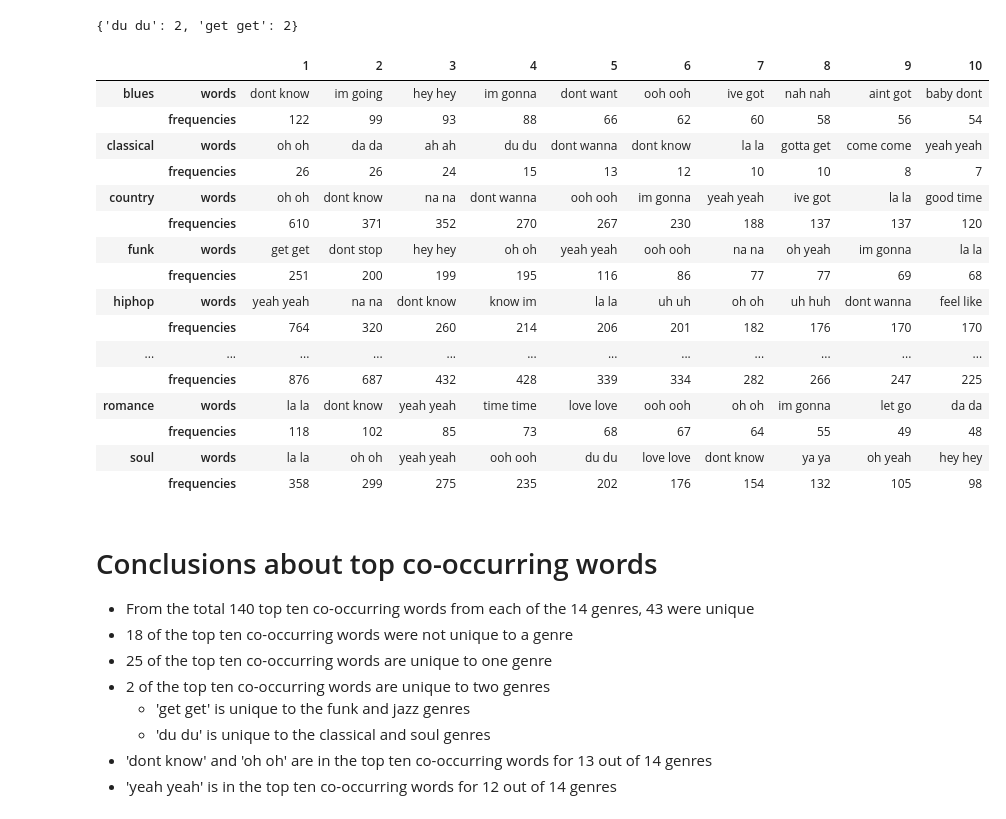
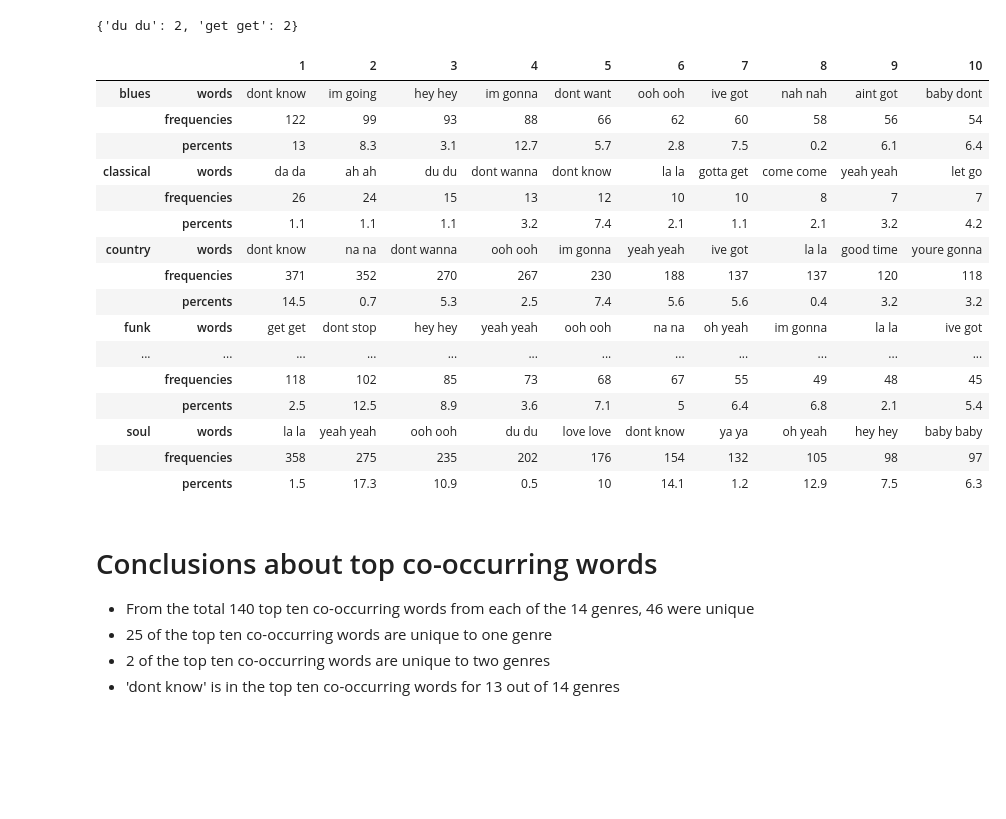
Before and after one commit to hannahkidwell/NLP-Spotify-Genres, a Jupyter notebook: Notebooks/top_words/top_cooccurring_words.ipynb, the cells around one changed output. Drawn from its saved outputs; the diff is of its cells as text; code cells hidden in the pictures; blank space fills up the shorter version.

```diff
--- a/Notebooks/top_words/top_cooccurring_words.ipynb
+++ b/Notebooks/top_words/top_cooccurring_words.ipynb
@@ -45,7 +45,7 @@ romance 12.0
 soul 13.0
 # %%
 # Create a new DataFrame with co-occurring word columns
-new_lyric_TF_df = filtered_cooccurring_df.copy()
+new_lyric_TF_df = filtered_cooccurring_df.drop([-1])
 new_lyric_TF_df = new_lyric_TF_df.drop(columns=new_lyric_TF_df.columns[17:14144])
 new_lyric_TF_df.head(3)
 # %% [output]
@@ -56,9 +56,21 @@ new_lyric_TF_df.head(3)
 3 rows × 147 columns
 # %%
 # Create a list of the overall top ten words
-word_count_df = new_lyric_TF_df[0:1][new_lyric_TF_df.columns[17:]]
+word_count_df = filtered_cooccurring_df.drop(columns=filtered_cooccurring_df.columns[:14144])#[:1]
 word_count_df = word_count_df.sort_values(by=[-1], axis=1, ascending=False)
+
+total_count = len(word_count_df) - 1
+top_words = list(word_count_df.columns[0:10])
+word_count_df = word_count_df[top_words]
+top_ten = {}
+for word in top_words:
+    percent = (len(word_count_df[word_count_df[word]!=0])-1) / total_count * 100
+    top_ten[word] = round(percent, 1)
+
 top_word_counts = list(word_count_df.loc[-1])[0:10]
-top_ten = dict(zip(list(word_count_df)[0:10], top_word_counts))
-top_ten
+index = 0
+for word in top_ten:
+    print(word)
+    print('Frequency & percent: (', top_word_counts[index], ',', top_ten[word], ')')
+    index+=1
 # %% [output]
@@ -333,48 +380,44 @@ unique_to_two
 {'du du': 2, 'get get': 2}
 # %%
 # Create DataFrame of top ten words
-categories = np.array(['blues', 'blues', 'classical', 'classical', 'country', 'country', 'funk',
-              'funk', 'hiphop', 'hiphop', 'indie_alt', 'indie_alt', 'jazz', 'jazz', 'metal',
-              'metal', 'pop', 'pop', 'punk', 'punk', 'rnb', 'rnb', 'rock', 'rock',
-              'romance', 'romance', 'soul', 'soul'])
-arrays = [categories, np.array(['words', 'frequencies', 'words', 'frequencies', 'words',
-                       'frequencies', 'words', 'frequencies', 'words', 'frequencies',
-                       'words', 'frequencies', 'words', 'frequencies', 'words',
-                       'frequencies', 'words', 'frequencies', 'words', 'frequencies',
-                       'words', 'frequencies', 'words', 'frequencies', 'words',
-                       'frequencies', 'words', 'frequencies'])]
+categories = np.array(['blues', 'blues', 'blues', 'classical', 'classical', 'classical', 'country', 'country', 'country',
+                       'funk', 'funk', 'funk', 'hiphop', 'hiphop', 'hiphop', 'indie_alt', 'indie_alt', 'indie_alt',
+                       'jazz', 'jazz', 'jazz', 'metal', 'metal', 'metal', 'pop', 'pop', 'pop', 'punk', 'punk', 'punk',
+                       'rnb', 'rnb', 'rnb', 'rock', 'rock', 'rock', 'romance', 'romance', 'romance', 'soul', 'soul', 'soul'])
+arrays = [categories, np.array(['words', 'frequencies', 'percents', 'words', 'frequencies', 'percents', 'words',
+                       'frequencies', 'percents', 'words', 'frequencies', 'percents', 'words', 'frequencies',
+                       'percents', 'words', 'frequencies', 'percents', 'words', 'frequencies', 'percents', 'words',
+                       'frequencies', 'percents', 'words', 'frequencies', 'percents', 'words', 'frequencies',
+                       'percents', 'words', 'frequencies', 'percents', 'words', 'frequencies', 'percents', 'words',
+                       'frequencies', 'percents', 'words', 'frequencies', 'percents'])]
 tuples = list(zip(*arrays))
-index = pd.MultiIndex.from_tuples(tuples, names=['genre', 'w/f'])
+index = pd.MultiIndex.from_tuples(tuples)
 top_cooccurring_df = pd.DataFrame(df_rows, index=arrays, columns=range(1,11))
 top_cooccurring_df
 # %% [output]
 |  |  | 1 | 2 | 3 | 4 | 5 | 6 | 7 | 8 | 9 | 10 |
 | blues | words | dont know | im going | hey hey | im gonna | dont want | ooh ooh | ive got | nah nah | aint got | baby dont |
 |  | frequencies | 122 | 99 | 93 | 88 | 66 | 62 | 60 | 58 | 56 | 54 |
-| classical | words | oh oh | da da | ah ah | du du | dont wanna | dont know | la la | gotta get | come come | yeah yeah |
-|  | frequencies | 26 | 26 | 24 | 15 | 13 | 12 | 10 | 10 | 8 | 7 |
-| country | words | oh oh | dont know | na na | dont wanna | ooh ooh | im gonna | yeah yeah | ive got | la la | good time |
-|  | frequencies | 610 | 371 | 352 | 270 | 267 | 230 | 188 | 137 | 137 | 120 |
-| funk | words | get get | dont stop | hey hey | oh oh | yeah yeah | ooh ooh | na na | oh yeah | im gonna | la la |
-|  | frequencies | 251 | 200 | 199 | 195 | 116 | 86 | 77 | 77 | 69 | 68 |
-| hiphop | words | yeah yeah | na na | dont know | know im | la la | uh uh | oh oh | uh huh | dont wanna | feel like |
-|  | frequencies | 764 | 320 | 260 | 214 | 206 | 201 | 182 | 176 | 170 | 170 |
+|  | percents | 13 | 8.3 | 3.1 | 12.7 | 5.7 | 2.8 | 7.5 | 0.2 | 6.1 | 6.4 |
+| classical | words | da da | ah ah | du du | dont wanna | dont know | la la | gotta get | come come | yeah yeah | let go |
+|  | frequencies | 26 | 24 | 15 | 13 | 12 | 10 | 10 | 8 | 7 | 7 |
+|  | percents | 1.1 | 1.1 | 1.1 | 3.2 | 7.4 | 2.1 | 1.1 | 2.1 | 3.2 | 4.2 |
+| country | words | dont know | na na | dont wanna | ooh ooh | im gonna | yeah yeah | ive got | la la | good time | youre gonna |
+|  | frequencies | 371 | 352 | 270 | 267 | 230 | 188 | 137 | 137 | 120 | 118 |
+|  | percents | 14.5 | 0.7 | 5.3 | 2.5 | 7.4 | 5.6 | 5.6 | 0.4 | 3.2 | 3.2 |
+| funk | words | get get | dont stop | hey hey | yeah yeah | ooh ooh | na na | oh yeah | im gonna | la la | ive got |
 | ... | ... | ... | ... | ... | ... | ... | ... | ... | ... | ... | ... |
-|  | frequencies | 876 | 687 | 432 | 428 | 339 | 334 | 282 | 266 | 247 | 225 |
-| romance | words | la la | dont know | yeah yeah | time time | love love | ooh ooh | oh oh | im gonna | let go | da da |
-|  | frequencies | 118 | 102 | 85 | 73 | 68 | 67 | 64 | 55 | 49 | 48 |
-| soul | words | la la | oh oh | yeah yeah | ooh ooh | du du | love love | dont know | ya ya | oh yeah | hey hey |
-|  | frequencies | 358 | 299 | 275 | 235 | 202 | 176 | 154 | 132 | 105 | 98 |
+|  | frequencies | 118 | 102 | 85 | 73 | 68 | 67 | 55 | 49 | 48 | 45 |
+|  | percents | 2.5 | 12.5 | 8.9 | 3.6 | 7.1 | 5 | 6.4 | 6.8 | 2.1 | 5.4 |
+| soul | words | la la | yeah yeah | ooh ooh | du du | love love | dont know | ya ya | oh yeah | hey hey | baby baby |
+|  | frequencies | 358 | 275 | 235 | 202 | 176 | 154 | 132 | 105 | 98 | 97 |
+|  | percents | 1.5 | 17.3 | 10.9 | 0.5 | 10 | 14.1 | 1.2 | 12.9 | 7.5 | 6.3 |
 # %%
 # Save DataFrame to CSV
 top_cooccurring_df.to_csv('../../Data/Analysis/top_cooccurring_words.csv')
 # %% [markdown]
 # Conclusions about top co-occurring words
-- From the total 140 top ten co-occurring words from each of the 14 genres, 43 were unique
-- 18 of the top ten co-occurring words were not unique to a genre
+- From the total 140 top ten co-occurring words from each of the 14 genres, 46 were unique
 - 25 of the top ten co-occurring words are unique to one genre
 - 2 of the top ten co-occurring words are unique to two genres
-    - 'get get' is unique to the funk and jazz genres
-    - 'du du' is unique to the classical and soul genres
-- 'dont know' and 'oh oh' are in the top ten co-occurring words for 13 out of 14 genres
-- 'yeah yeah' is in the top ten co-occurring words for 12 out of 14 genres
+- 'dont know' is in the top ten co-occurring words for 13 out of 14 genres
```
Also changed, not shown: parts of 8 cells of this notebook, 2 other files.
